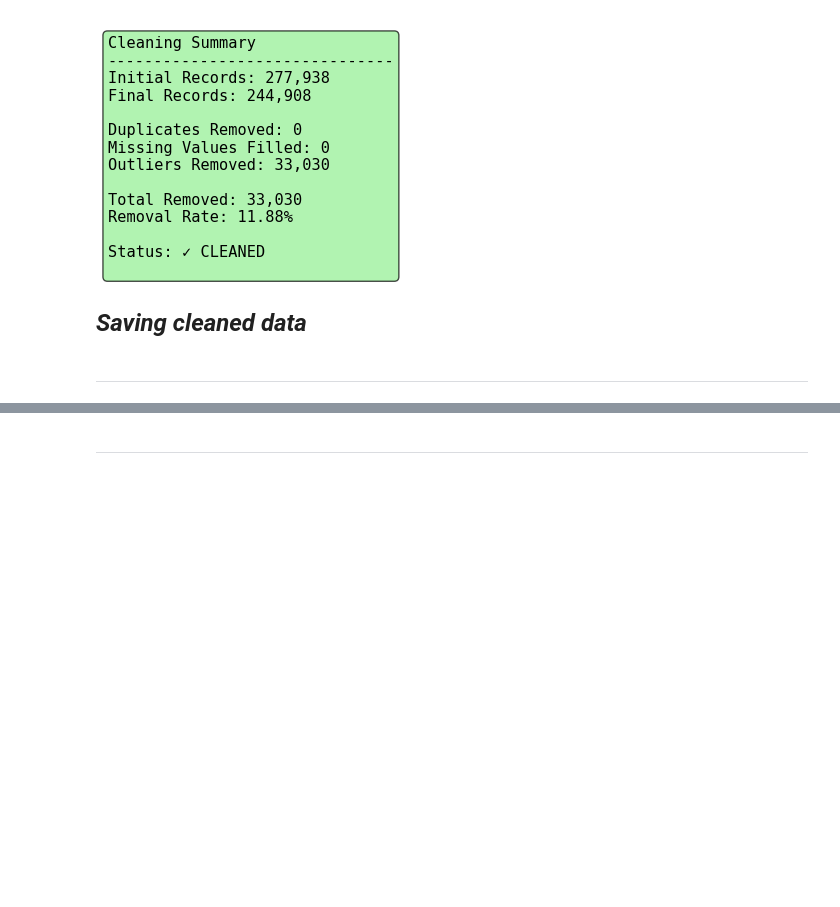
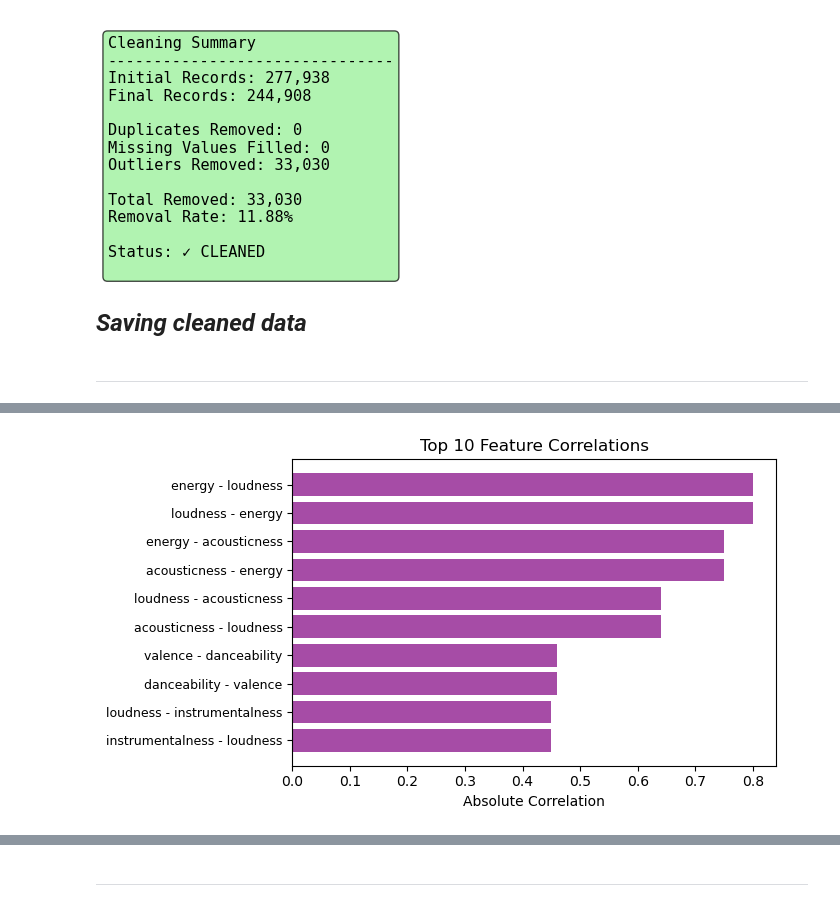
Before and after one commit to veenaledi/DS-Capstone-Project, a Jupyter notebook: Music.ipynb, the cells around one changed output, grey strips where cells are left out. Saved outputs shown, nothing was run; the diff lists cells and outputs as text; code cells hidden in the pictures; blank space fills up the shorter version.

```diff
--- a/Music.ipynb
+++ b/Music.ipynb
@@ -349,0 +428,17 @@ plt.show()
+# %%
+# Top 10 Feature Correlations
+pairs = corr.unstack()
+top_corr = pairs[pairs < 1].abs().sort_values(ascending=False).head(10)
+
+labels = [f'{a} - {b}' for a, b in top_corr.index]
+
+plt.figure(figsize=(7, 4))
+plt.barh(range(len(top_corr)), top_corr.values, color='purple', alpha=0.7)
+plt.yticks(range(len(top_corr)), labels, fontsize=9)
+plt.xlabel('Absolute Correlation')
+plt.title('Top 10 Feature Correlations')
+plt.gca().invert_yaxis()
+plt.tight_layout()
+plt.show()
+# %% [output]
+[figure, added]
```
Also changed, not shown: parts of 14 cells of this notebook, 1 other file.
